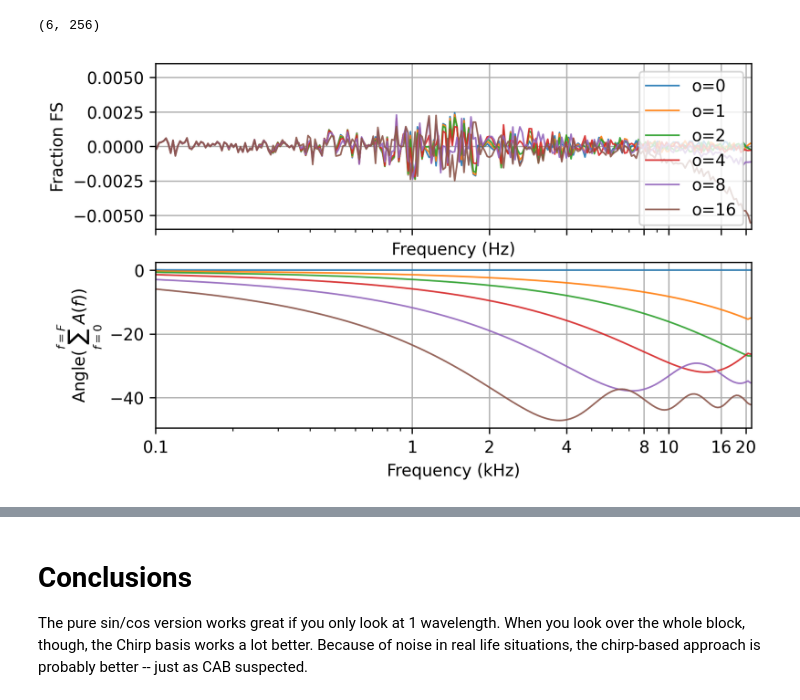
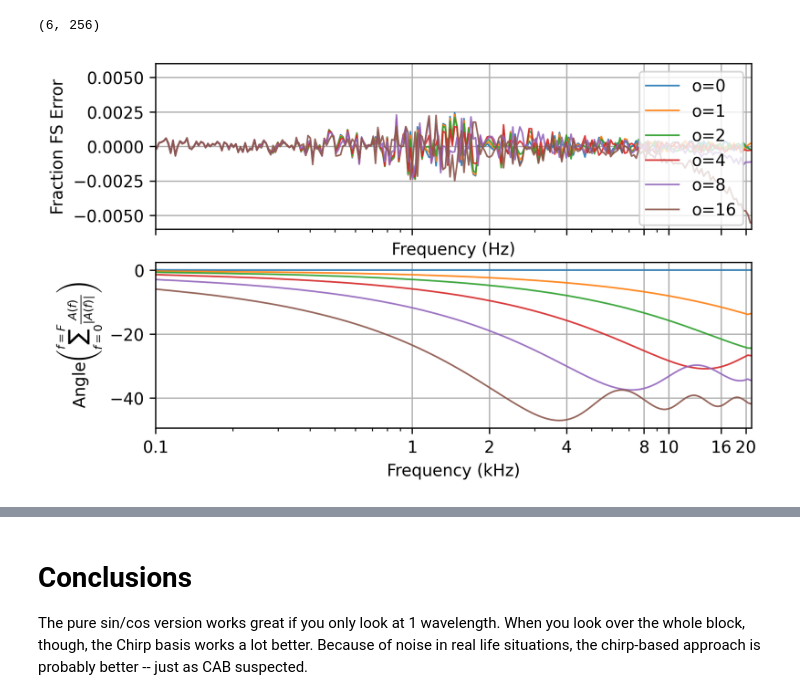
Before and after one commit to Tympan/auren-python, a Jupyter notebook: jupyter_notebooks/WAIProcessingTest.ipynb, the cells around one changed output, grey strips where cells are left out. Drawn from its saved outputs; the diff is of its cells as text; code cells hidden in the pictures.

```diff
--- a/jupyter_notebooks/WAIProcessingTest.ipynb
+++ b/jupyter_notebooks/WAIProcessingTest.ipynb
@@ -298,22 +298,22 @@ dct_a_chirps.shape
 # %%
 fig, axs = plt.subplots(2, 1, sharex=True, figsize=(6.5,4), dpi=300)
 # axs[0].semilogx(ref_f, amplitude(ref_f)*0, 'k', label="ref", lw=1, alpha=1)
 axs[0].semilogx(dct_fs.T/1000, np.abs(dct_a_chirps).T - amplitude(dct_fs).T, lw=1, alpha=0.9)
 # axs[0].set_xlim(f0, f1)
 axs[0].set_ylim(-0.006, 0.006)
 axs[0].set_xlabel("Frequency (Hz)")
-axs[0].set_ylabel("Fraction FS")
+axs[0].set_ylabel("Fraction FS Error")
 axs[0].legend(["o=%d"%offset for offset in offsets])
 axs[0].grid()
 
 # axs[1].semilogx(ref_f, 0*amplitude(ref_f), 'k', label="ref", lw=1, alpha=1)
-axs[1].semilogx(dct_fs.T/1000, np.rad2deg(np.angle(np.cumsum(dct_a_chirps, axis=-1))).T, lw=1, alpha=0.9)
+axs[1].semilogx(dct_fs.T/1000, np.rad2deg(np.angle(np.cumsum(dct_a_chirps / np.abs(dct_a_chirps), axis=-1))).T, lw=1, alpha=0.9)
 axs[1].set_xlim(f0/1000, f1/1000)
 axs[1].set_xticks([0.1, 1, 2, 4, 8, 10, 16, 20], [0.1, 1, 2, 4, 8, 10, 16, 20])
 # axs[0].set_ylim(0.25, 1)
 axs[1].set_xlabel("Frequency (kHz)")
-axs[1].set_ylabel(r"Angle($\sum_{f=0}^{f=F} A(f)$)")
+axs[1].set_ylabel(r"Angle$\left(\sum_{f=0}^{f=F} \frac{A(f)}{|A(f)|}\right)$")
 axs[1].grid()
 # axs[1].legend(["ref"] + ["o=%d"%offset for offset in offsets])
 # %% [output]
-[figure, old version]
+[figure, new version]
```
Also changed, not shown: parts of 1 cell of this notebook, 9 other files.
